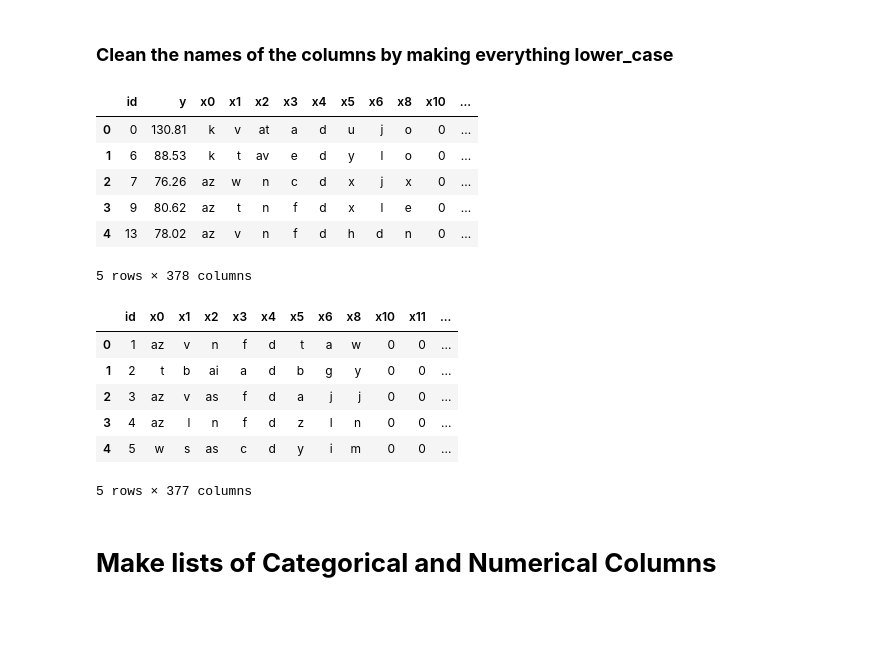
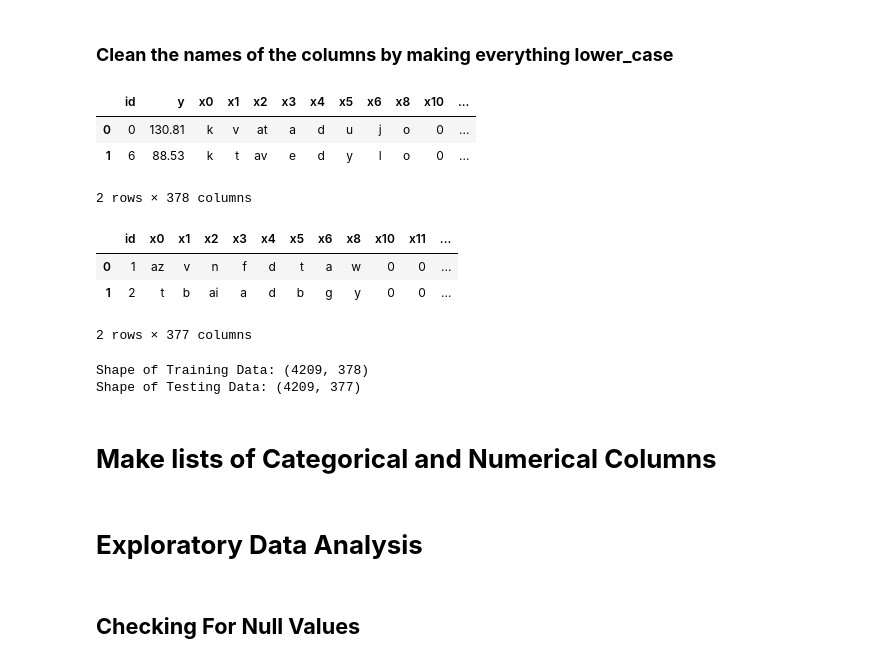
Before and after one commit to snikhil17/Mercedes-Benz-Greener-Manufacturing, a Jupyter notebook: Mercedes_Benz_Greener_Manufacturing.ipynb, the cells around one changed output. Drawn from its saved outputs; the diff is of its cells as text; code cells hidden in the pictures; blank space fills up the shorter version.

```diff
--- a/Mercedes_Benz_Greener_Manufacturing.ipynb
+++ b/Mercedes_Benz_Greener_Manufacturing.ipynb
@@ -43,22 +108,21 @@ display(df_test.head())
 df_train.columns = df_train.columns.str.lower()
 df_test.columns = df_test.columns.str.lower()
 # %%
-display(df_train.head())
-display(df_test.head())
+display(df_train.head(2))
+display(df_test.head(2))
 # %% [output]
 |  | id | y | x0 | x1 | x2 | x3 | x4 | x5 | x6 | x8 | x10 | ... |
 | 0 | 0 | 130.81 | k | v | at | a | d | u | j | o | 0 | ... |
 | 1 | 6 | 88.53 | k | t | av | e | d | y | l | o | 0 | ... |
-| 2 | 7 | 76.26 | az | w | n | c | d | x | j | x | 0 | ... |
-| 3 | 9 | 80.62 | az | t | n | f | d | x | l | e | 0 | ... |
-| 4 | 13 | 78.02 | az | v | n | f | d | h | d | n | 0 | ... |
-5 rows × 378 columns
+2 rows × 378 columns
 |  | id | x0 | x1 | x2 | x3 | x4 | x5 | x6 | x8 | x10 | x11 | ... |
 | 0 | 1 | az | v | n | f | d | t | a | w | 0 | 0 | ... |
 | 1 | 2 | t | b | ai | a | d | b | g | y | 0 | 0 | ... |
-| 2 | 3 | az | v | as | f | d | a | j | j | 0 | 0 | ... |
-| 3 | 4 | az | l | n | f | d | z | l | n | 0 | 0 | ... |
-| 4 | 5 | w | s | as | c | d | y | i | m | 0 | 0 | ... |
-5 rows × 377 columns
+2 rows × 377 columns
+# %%
+print(f"Shape of Training Data: {df_train.shape} \nShape of Testing Data: {df_test.shape} ")
+# %% [output]
+Shape of Training Data: (4209, 378)
+Shape of Testing Data: (4209, 377)
 # %% [markdown]
 # **Make lists of Categorical and Numerical Columns**
@@ -64,0 +133,4 @@ display(df_test.head())
+# %% [markdown]
+# **Exploratory Data Analysis**
+# %% [markdown]
+## **Checking For Null Values**
```
Also changed, not shown: parts of 67 cells of this notebook.
